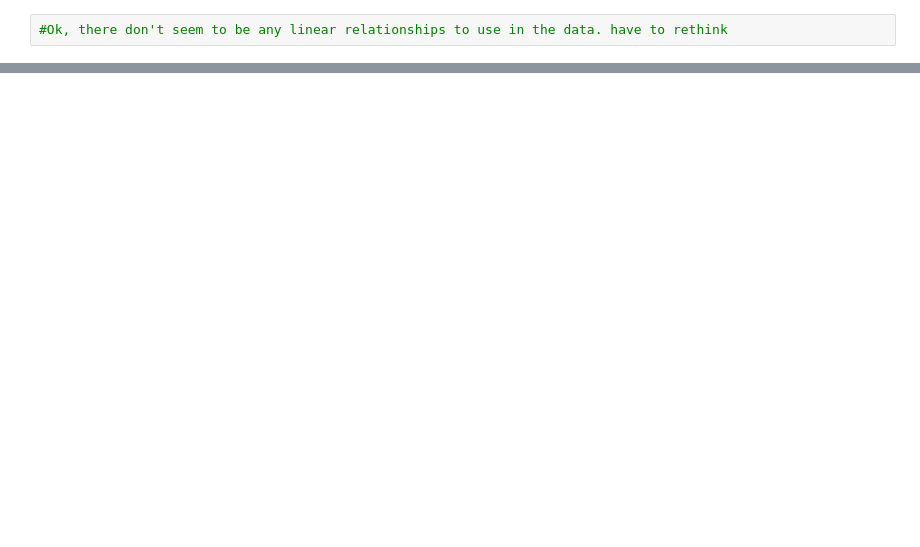
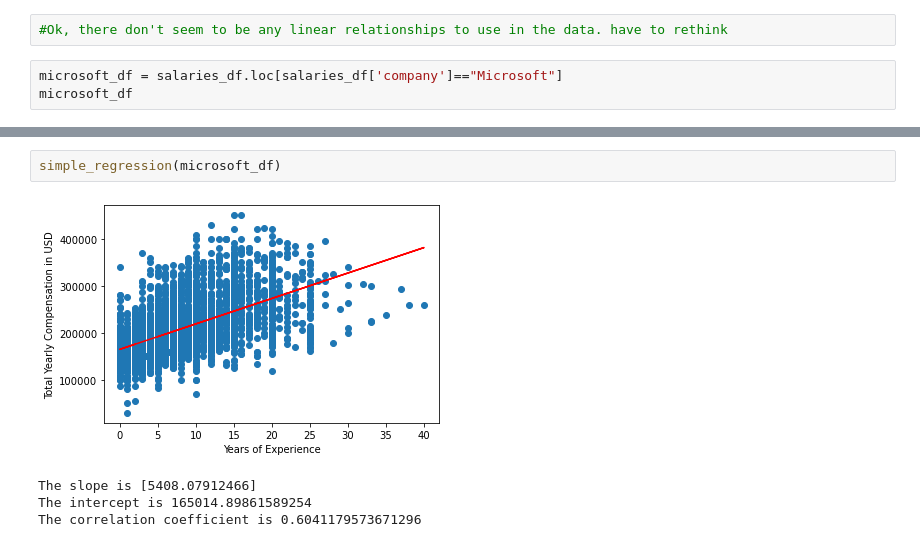
Before and after one commit to mgsrichard/Capstone-Project, a Jupyter notebook: Linear model testing.ipynb, the cells around one changed output, grey strips where cells are left out. Saved outputs shown, nothing was run; the diff lists cells and outputs as text; blank space fills up the shorter version.

```diff
--- a/Linear model testing.ipynb
+++ b/Linear model testing.ipynb
@@ -252,2 +279,5 @@ dtype: object
 # %%
 #Ok, there don't seem to be any linear relationships to use in the data. have to rethink
+# %%
+microsoft_df = salaries_df.loc[salaries_df['company']=="Microsoft"]
+microsoft_df
@@ -253,0 +298,7 @@ dtype: object
+# %%
+simple_regression(microsoft_df)
+# %% [output]
+[figure, added]
+The slope is [5408.07912466]
+The intercept is 165014.89861589254
+The correlation coefficient is 0.6041179573671296
```
Also changed, not shown: parts of 22 cells of this notebook.
